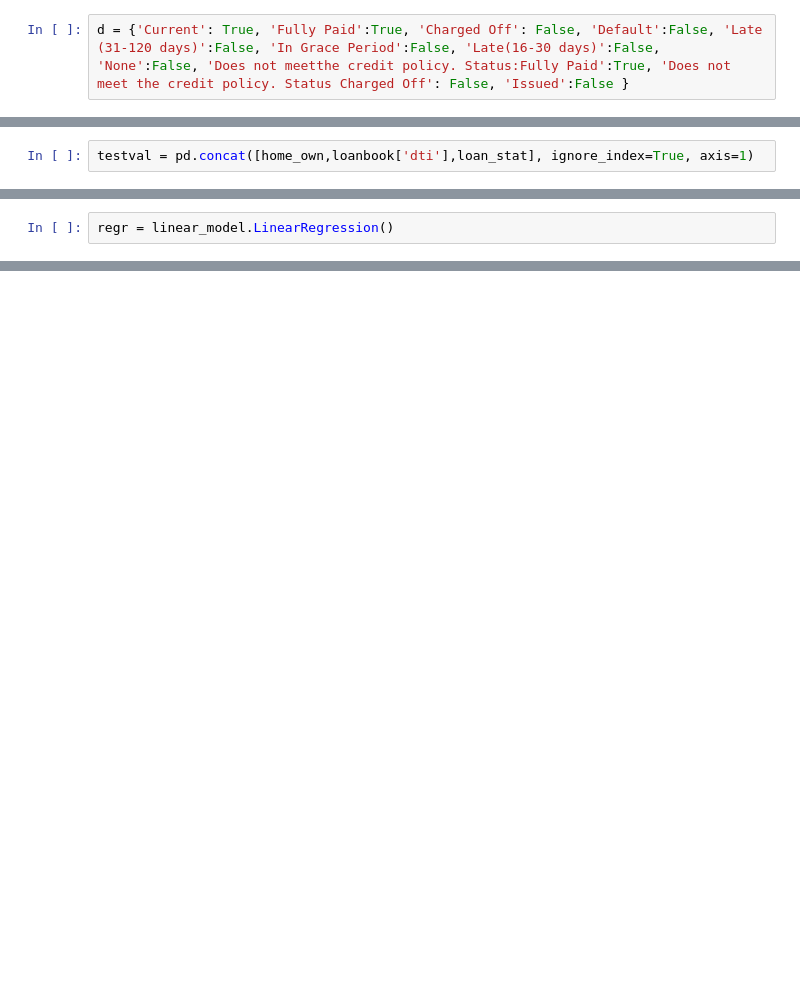
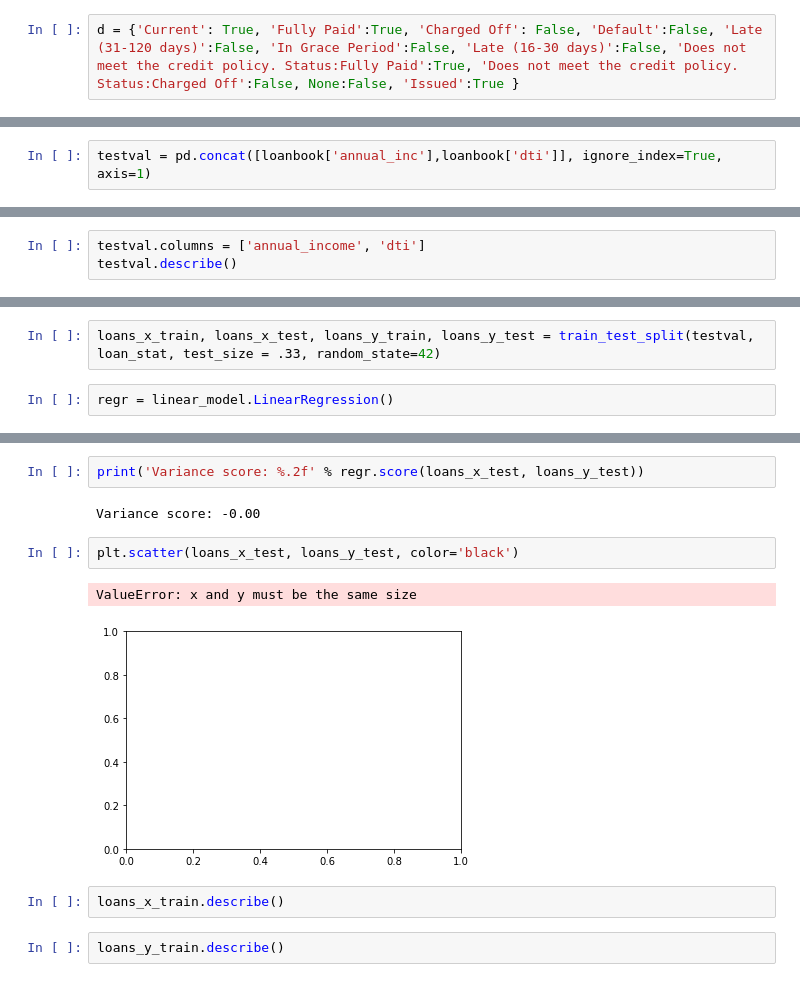
Before and after one commit to dueh7726/CapStone1, a Jupyter notebook: Linear Regression.ipynb, the cells around one changed output, grey strips where cells are left out. Drawn from its saved outputs; the diff is of its cells as text; blank space fills up the shorter version.

```diff
--- a/Linear Regression.ipynb
+++ b/Linear Regression.ipynb
@@ -21,5 +51,5 @@ array(['Fully Paid', 'Charged Off', 'Current', 'Default',
 # %%
-d = {'Current': True, 'Fully Paid':True, 'Charged Off': False, 'Default':False, 'Late (31-120 days)':False, 'In Grace Period':False, 'Late(16-30 days)':False, 'None':False, 'Does not meetthe credit policy. Status:Fully Paid':True, 'Does not meet the credit policy. Status Charged Off': False, 'Issued':False }
+d = {'Current': True, 'Fully Paid':True, 'Charged Off': False, 'Default':False, 'Late (31-120 days)':False, 'In Grace Period':False, 'Late (16-30 days)':False, 'Does not meet the credit policy. Status:Fully Paid':True, 'Does not meet the credit policy. Status:Charged Off':False, None:False, 'Issued':True }
 # %%
 loan_stat = loanbook['loan_status'].map(d)
 # %%
@@ -41,4 +69,4 @@ w = {'OWN': True, 'MORTGAGE':True, 'RENT': False, 'OTHER':False, 'NONE':False, '
 # %%
 home_own = loanbook['home_ownership'].map(w)
 # %%
-testval = pd.concat([home_own,loanbook['dti'],loan_stat], ignore_index=True, axis=1)
+testval = pd.concat([loanbook['annual_inc'],loanbook['dti']], ignore_index=True, axis=1)
@@ -68,0 +85,3 @@ loans_y_train = loans_y[-20:]
+# %%
+testval.columns = ['annual_income', 'dti']
+testval.describe()
@@ -69,2 +98,4 @@ loans_y_train = loans_y[-20:]
+# %%
+loans_x_train, loans_x_test, loans_y_train, loans_y_test = train_test_split(testval, loan_stat, test_size = .33, random_state=42)
 # %%
 regr = linear_model.LinearRegression()
@@ -74,0 +153,13 @@ ValueError: Input contains NaN, infinity or a value too large for dtype('float64
+# %%
+print('Variance score: %.2f' % regr.score(loans_x_test, loans_y_test))
+# %% [output]
+Variance score: -0.00
+# %%
+plt.scatter(loans_x_test, loans_y_test, color='black')
+# %% [output]
+ValueError: x and y must be the same size
+[figure, added]
+# %%
+loans_x_train.describe()
+# %%
+loans_y_train.describe()
```
Also changed, not shown: parts of 29 cells of this notebook.
